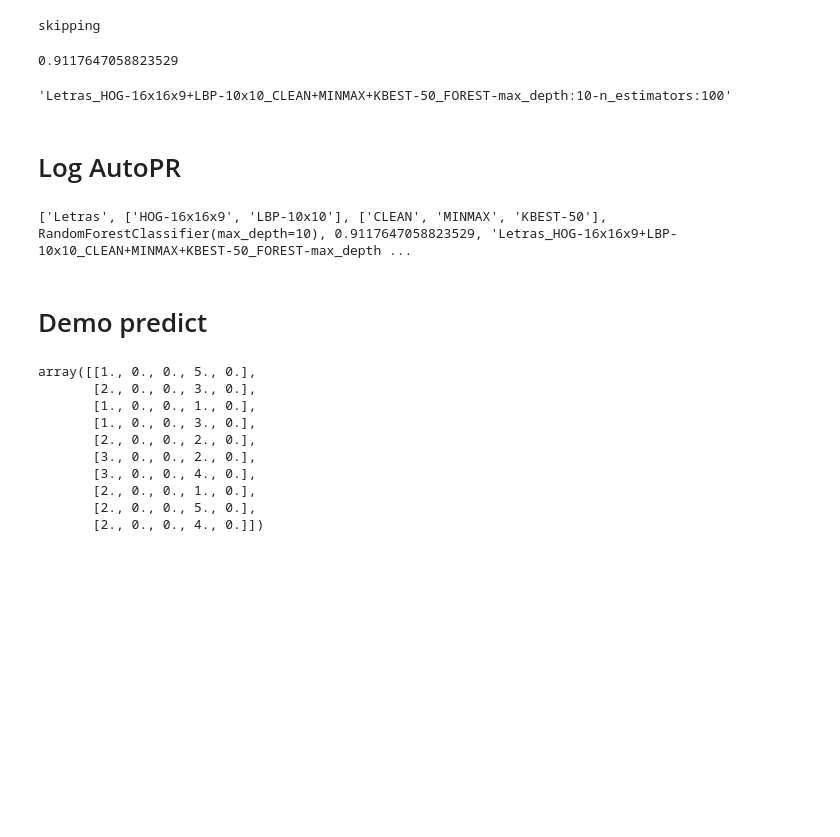
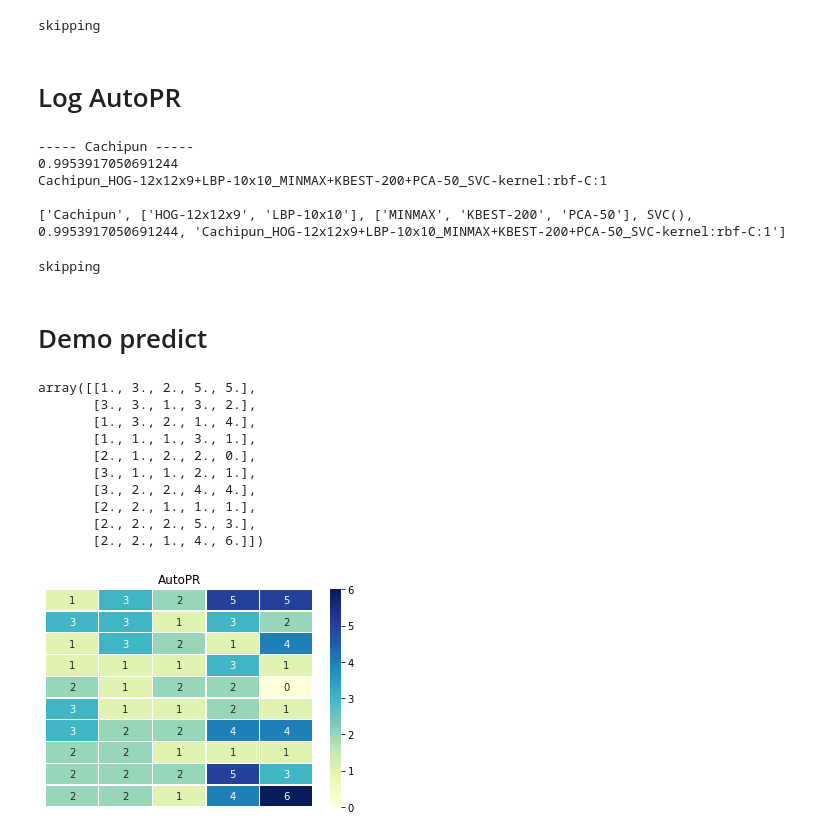
Before and after one commit to tocococa/proyecto-patrones, a Jupyter notebook: base.ipynb, the cells around one changed output. Cells and saved outputs as stored; diff of their text form; code cells hidden in the pictures; blank space fills up the shorter version.

Commit message:
final version, everything working

```diff
--- a/base.ipynb
+++ b/base.ipynb
@@ -1019,14 +1032,6 @@ with open(f'{HOME}parameters/espinas1.json') as f:
 # Espinas_HOG-5x5x9+LBP-8x8+HAR-20+BASIC-_MINMAX+SFS-8_FOREST-max_depth:10-n_estimators:75
 # %% [output]
 skipping
-# %%
-autopr = AutoPR(f'{HOME}parameters/parameters.json', load_database=True, load_features=True, save=True)
-# si tira error, correr una vez con load_features=False
-print(autopr.best_classifier_data[0])
-autopr.identifier
-# %% [output]
-0.9117647058823529
-'Letras_HOG-16x16x9+LBP-10x10_CLEAN+MINMAX+KBEST-50_FOREST-max_depth:10-n_estimators:100'
 # %% [markdown]
 # Log AutoPR
 # %%
@@ -1040,22 +1045,43 @@ def autopr_data_to_csv(autopr: AutoPR, path: str=f'{HOME}results.csv', echo=Fals
       print(row)
     writer = csv.writer(fil, delimiter=',')
     writer.writerow(row)
-# %%
-#%%script echo skipping
-autopr_data_to_csv(autopr, echo=True)
-# %% [output]
-['Letras', ['HOG-16x16x9', 'LBP-10x10'], ['CLEAN', 'MINMAX', 'KBEST-50'], RandomForestClassifier(max_depth=10), 0.9117647058823529, 'Letras_HOG-16x16x9+LBP-10x10_CLEAN+MINMAX+KBEST-50_FOREST-max_depth ...
+# %%
+%%script echo skipping
+for dataset in ["Cachipun"]:
+  autopr = AutoPR(f'{HOME}parameters/{dataset}_best.json', load_database=True, load_features=True, save=True)
+  print("-" * 5, dataset, "-" * 5)
+  print(autopr.best_classifier_data[0])
+  print(autopr.identifier)
+  print()
+  autopr_data_to_csv(autopr, echo=True)
+# %% [output]
+----- Cachipun -----
+0.9953917050691244
+Cachipun_HOG-12x12x9+LBP-10x10_MINMAX+KBEST-200+PCA-50_SVC-kernel:rbf-C:1
+
+['Cachipun', ['HOG-12x12x9', 'LBP-10x10'], ['MINMAX', 'KBEST-200', 'PCA-50'], SVC(), 0.9953917050691244, 'Cachipun_HOG-12x12x9+LBP-10x10_MINMAX+KBEST-200+PCA-50_SVC-kernel:rbf-C:1']
+# %%
+%%script echo skipping
+for dataset in ["Espinas", "Letras", "Cachipun", "Bicicletas", "Lunares"]:
+  autopr = AutoPR(f'{HOME}parameters/{dataset}_best.json', load_database=True, load_features=True, save=True)
+  print("-" * 5, dataset, "-" * 5)
+  print(autopr.best_classifier_data[0])
+  print(autopr.identifier)
+  print()
+  autopr_data_to_csv(autopr, echo=True)
+# %% [output]
+skipping
 # %% [markdown]
 # Demo predict
 # %%
 # dsname es el nombre del dataset
 # Version es el nombre del pkl que obtuvo el mejor rendimiento
 models = [
-    {"dsname": "Bicicletas", "Version": 'Bicicletas_HOG-8x12x9+LBP-10x10_MINMAX+KBEST-287+PCA-247_SVC-kernel:rbf-C:1'},
-    {"dsname": "Cachipun", "Version": None},
-    {"dsname": "Espinas", "Version": None},
-    {"dsname": "Letras", "Version": 'Letras_HOG-16x16x9+LBP-10x10_CLEAN+MINMAX+KBEST-50_FOREST-max_depth:10-n_estimators:100'},
-    {"dsname": "Lunares", "Version": None},
+    {"dsname": "Bicicletas", "Version": "Bicicletas_HOG-8x12x9+LBP-10x10_MINMAX+KBEST-287+PCA-247_SVC-kernel:rbf-C:1"},
+    {"dsname": "Cachipun", "Version": "Cachipun_HOG-12x12x9+LBP-10x10_MINMAX+KBEST-200+PCA-50_SVC-kernel:rbf-C:1"},
+    {"dsname": "Espinas", "Version": "Espinas_HOG-5x5x9+LBP-8x8+HAR-20+BASIC-_MINMAX+SFS-34_FOREST-max_depth:10-n_estimators:75"},
+    {"dsname": "Letras", "Version": "Letras_HOG-16x16x9+LBP-10x10_MINMAX+KBEST-100+ICA-10_SVC-kernel:rbf-C:1"},
+    {"dsname": "Lunares", "Version": "Lunares_HOG-1x1x9+LBP-4x4+HAR-3_CLEAN+MINMAX+KBEST-50_FOREST-max_depth:29-n_estimators:400"},
 ]
 
 demo_path = f'{HOME}demo_data/'
@@ -1087,13 +1113,23 @@ with open(f'{HOME}C_TOTOCOCA.npy', 'wb') as fil:
 
 out
 # %% [output]
-array([[1., 0., 0., 5., 0.],
-       [2., 0., 0., 3., 0.],
-       [1., 0., 0., 1., 0.],
-       [1., 0., 0., 3., 0.],
-       [2., 0., 0., 2., 0.],
-       [3., 0., 0., 2., 0.],
-       [3., 0., 0., 4., 0.],
-       [2., 0., 0., 1., 0.],
-       [2., 0., 0., 5., 0.],
-       [2., 0., 0., 4., 0.]])
+array([[1., 3., 2., 5., 5.],
+       [3., 3., 1., 3., 2.],
+       [1., 3., 2., 1., 4.],
+       [1., 1., 1., 3., 1.],
+       [2., 1., 2., 2., 0.],
+       [3., 1., 1., 2., 1.],
+       [3., 2., 2., 4., 4.],
+       [2., 2., 1., 1., 1.],
+       [2., 2., 2., 5., 3.],
+       [2., 2., 1., 4., 6.]])
+# %%
+import seaborn as sns
+
+def plot_conf_matrix(conf, title, xlabels, ylabels):
+  sns.heatmap(conf, xticklabels=xlabels, yticklabels=ylabels, annot=True, linewidths=.3, cmap="YlGnBu").set(title=title)
+
+labels = [dataset["dsname"] for dataset in models]
+plot_conf_matrix(out, "AutoPR", [], [])
+# %% [output]
+[figure, added]
```
Also changed, not shown: parts of 6 cells of this notebook.
